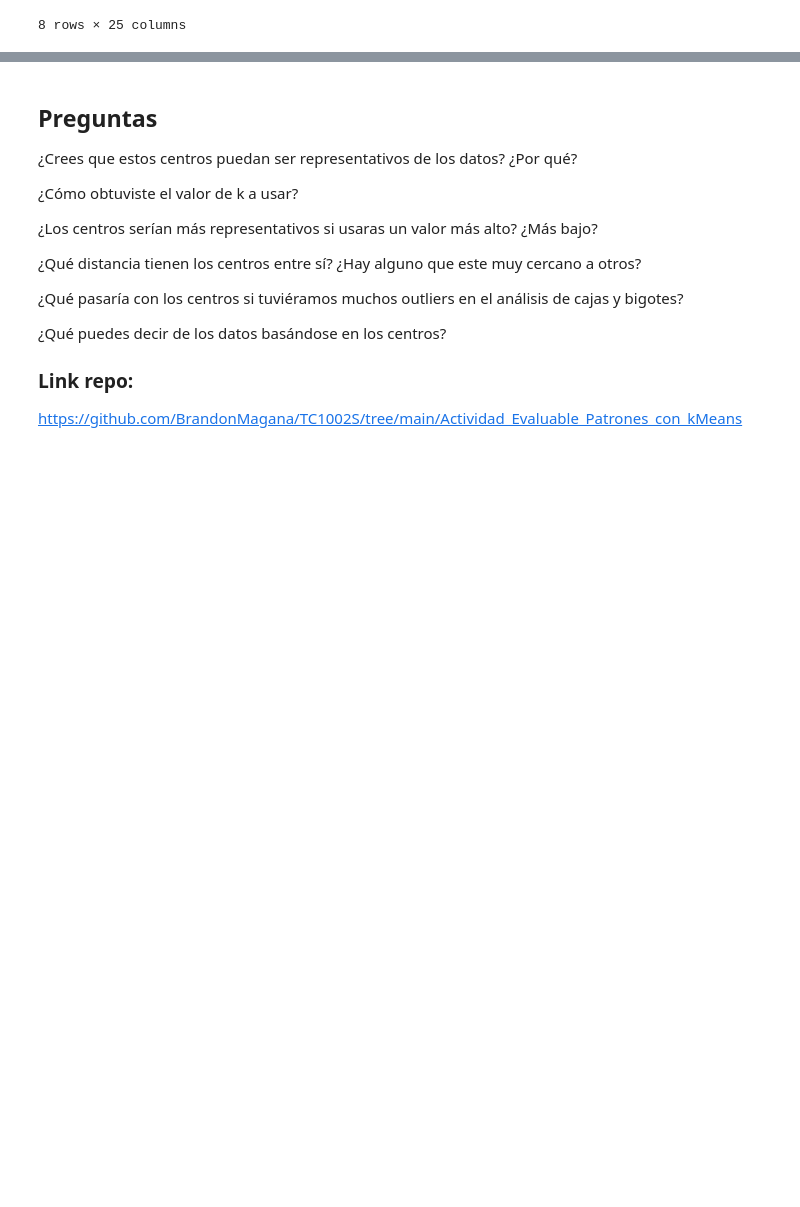
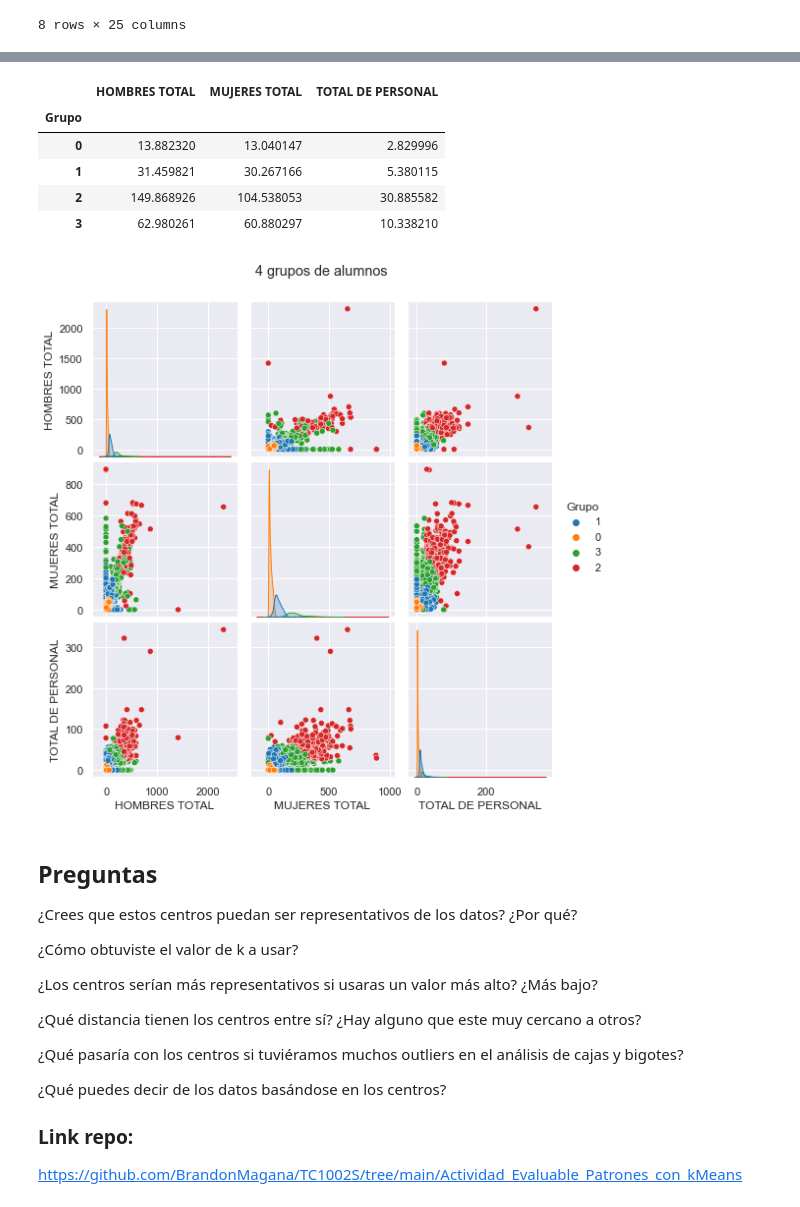
Before and after one commit to BrandonMagana/TC1002S, a Jupyter notebook: Actividad_Evaluable_Patrones_con_kMeans/Actividad3.ipynb, the cells around one changed output, grey strips where cells are left out. Saved outputs shown, nothing was run; the diff lists cells and outputs as text; code cells hidden in the pictures; blank space fills up the shorter version.

```diff
--- a/Actividad_Evaluable_Patrones_con_kMeans/Actividad3.ipynb
+++ b/Actividad_Evaluable_Patrones_con_kMeans/Actividad3.ipynb
@@ -74,0 +69,14 @@ fig.show()
+# %%
+from sklearn.preprocessing import StandardScaler
+
+# Seleccionamos las variables a normalizar
+numeric_cols = ['HOMBRES TOTAL', 'MUJERES TOTAL','TOTAL DE PERSONAL']
+X = df.loc[:, numeric_cols]
+
+# Hacemos el escalamiento.
+scaler = StandardScaler()
+X_norm = scaler.fit_transform(X)
+
+# El escalador nos genera una matriz de numpy. Vamos a convertirlo en DF
+X_norm = pd.DataFrame(X_norm, columns=numeric_cols)
+X_norm.head()
@@ -75,3 +129,45 @@ fig.show()
+# %%
+# Generamos los 6 grupos
+model = KMeans(n_clusters=4, random_state=47)
+clusters = model.fit_predict(X_norm)
+
+# Agregamos los clusters a nuestros DATOS ORIGINALES
+df['Grupo'] = clusters.astype('str')
+df.head()
+
+# Podemos agregar los colores en el pairplot para ver las características de
+# cada grupo Para el mapa de color revisar:
+# https://shorturl.at/jILPT
+
+sns.pairplot(data=df, hue='Grupo', palette='tab10')
+plt.suptitle('4 grupos de alumnos', y=1.05)
+
+# Vamos a graficar las 3 variables al mismo tiempo. Para ello, necesitamos
+# importar una librería más
+import plotly.express as px
+
+# Creamos la figura donde graficaremos
+fig = px.scatter(df, x = 'HOMBRES TOTAL', y = 'MUJERES TOTAL',
+                    title='4 grupos de alumnos',
+                    color='Grupo',
+                    color_discrete_sequence=px.colors.qualitative.D3)
+
+# mostramos la imagen
+fig.show()
+
+# Veamos las características de cada grupo (i.e. los centros)
+df.groupby('Grupo').mean()
+
+# También veamos las dispersiones
+df.groupby('Grupo').std()
+# %% [output]
+|  | HOMBRES TOTAL | MUJERES TOTAL | TOTAL DE PERSONAL |
+| Grupo |  |  |  |
+| 0 | 13.882320 | 13.040147 | 2.829996 |
+| 1 | 31.459821 | 30.267166 | 5.380115 |
+| 2 | 149.868926 | 104.538053 | 30.885582 |
+| 3 | 62.980261 | 60.880297 | 10.338210 |
+[figure, added]
 # %% [markdown]
 ## Preguntas
 
```
Also changed, not shown: parts of 4 cells of this notebook, 1 other file.
